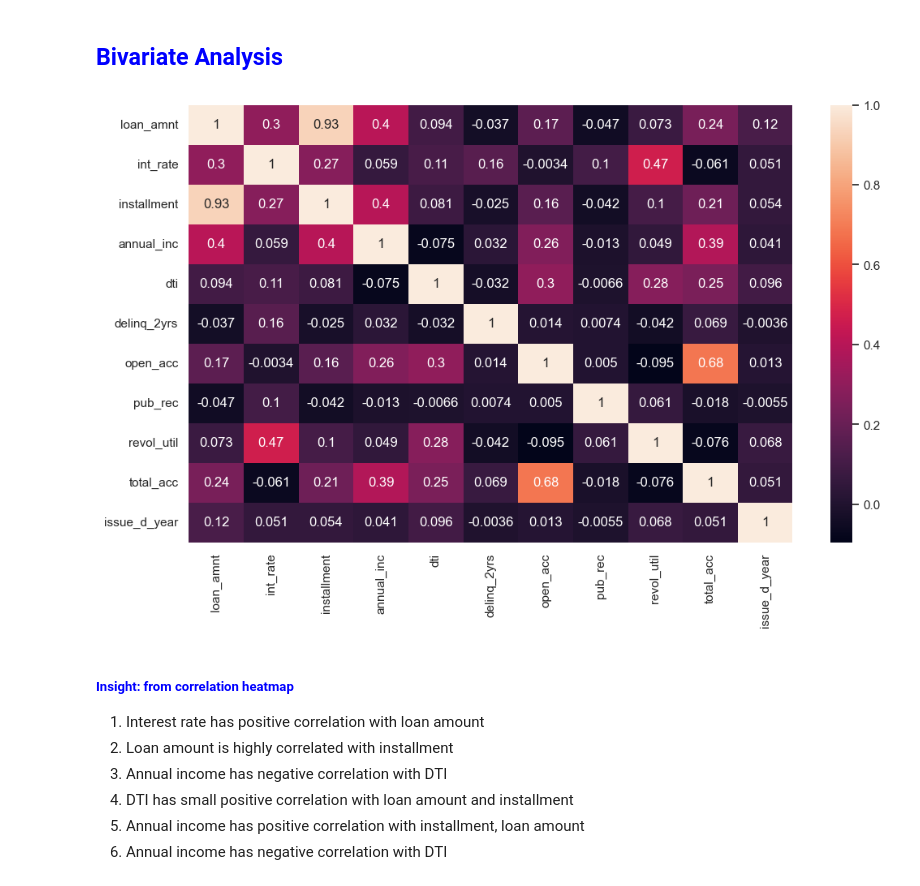
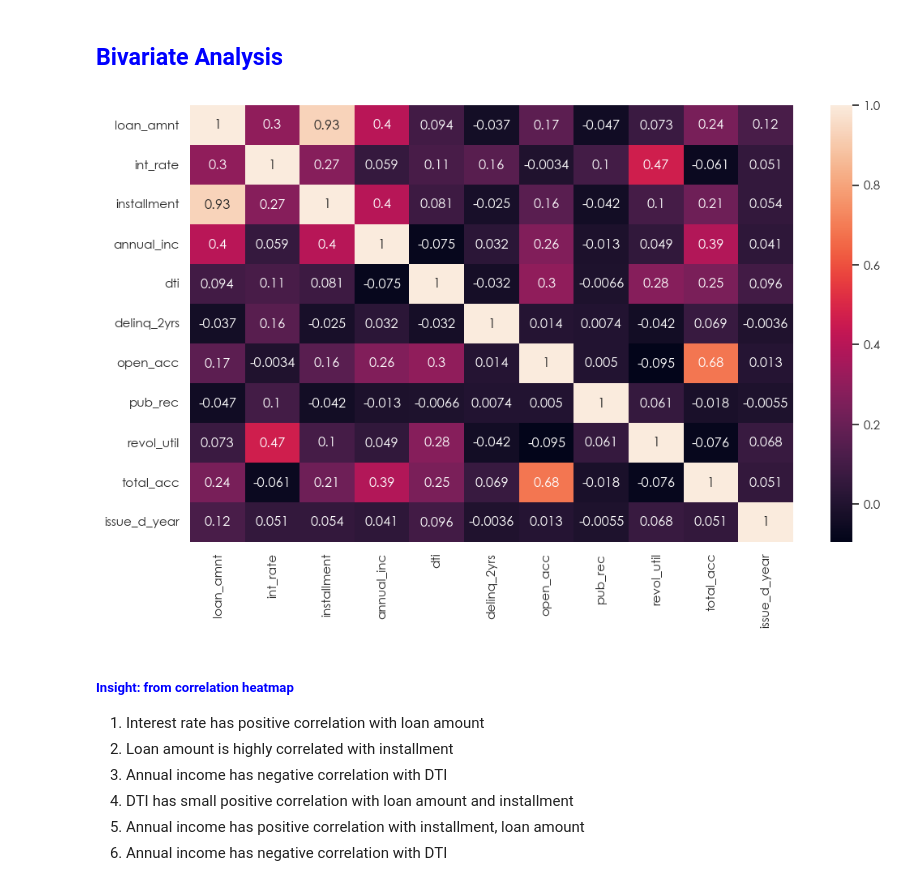
Before and after one commit to sarpsl/LendingClubCaseStudy, a Jupyter notebook: Syed_Abdul_Rahim.ipynb, the cells around one changed output. Saved outputs shown, nothing was run; the diff lists cells and outputs as text; code cells hidden in the pictures.

```diff
--- a/Syed_Abdul_Rahim.ipynb
+++ b/Syed_Abdul_Rahim.ipynb
@@ -356,10 +356,11 @@ univariate_cat(df, 'term')
 # %%
 # continous columns corelation
 plt.figure(figsize=(12,7))
+sns.set_theme(style='darkgrid', font='Century Gothic', font_scale=1)
 sns.heatmap(df[continous_cols].corr(), annot=True)
 plt.show()
 # %% [output]
-[figure, old version]
+[figure, new version]
 # %% [markdown]
 ##### <font color='blue'>Insight: from correlation heatmap</font>
 1. Interest rate has positive correlation with loan amount
```
Also changed, not shown: parts of 18 cells of this notebook, 1 other file.
